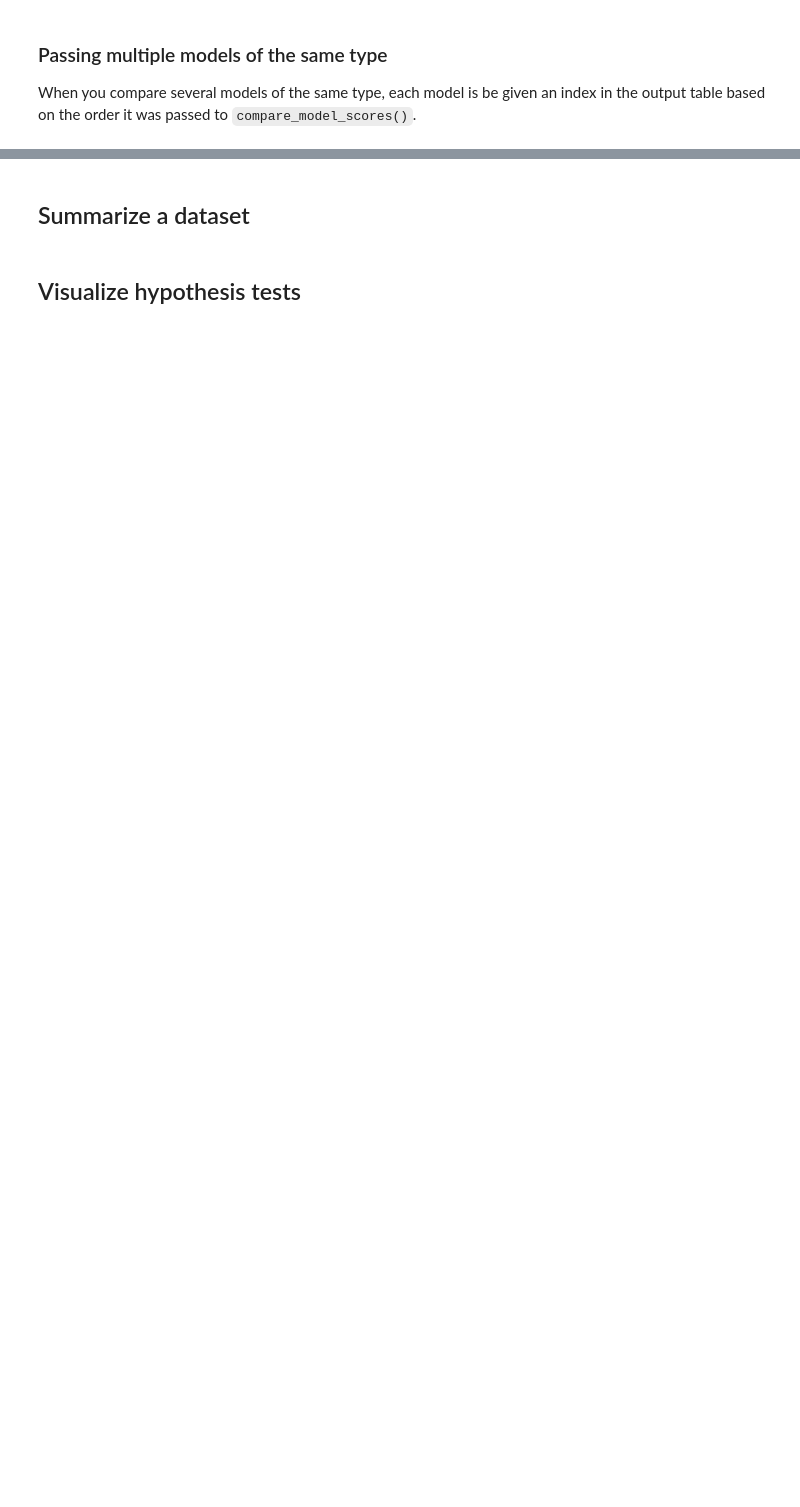
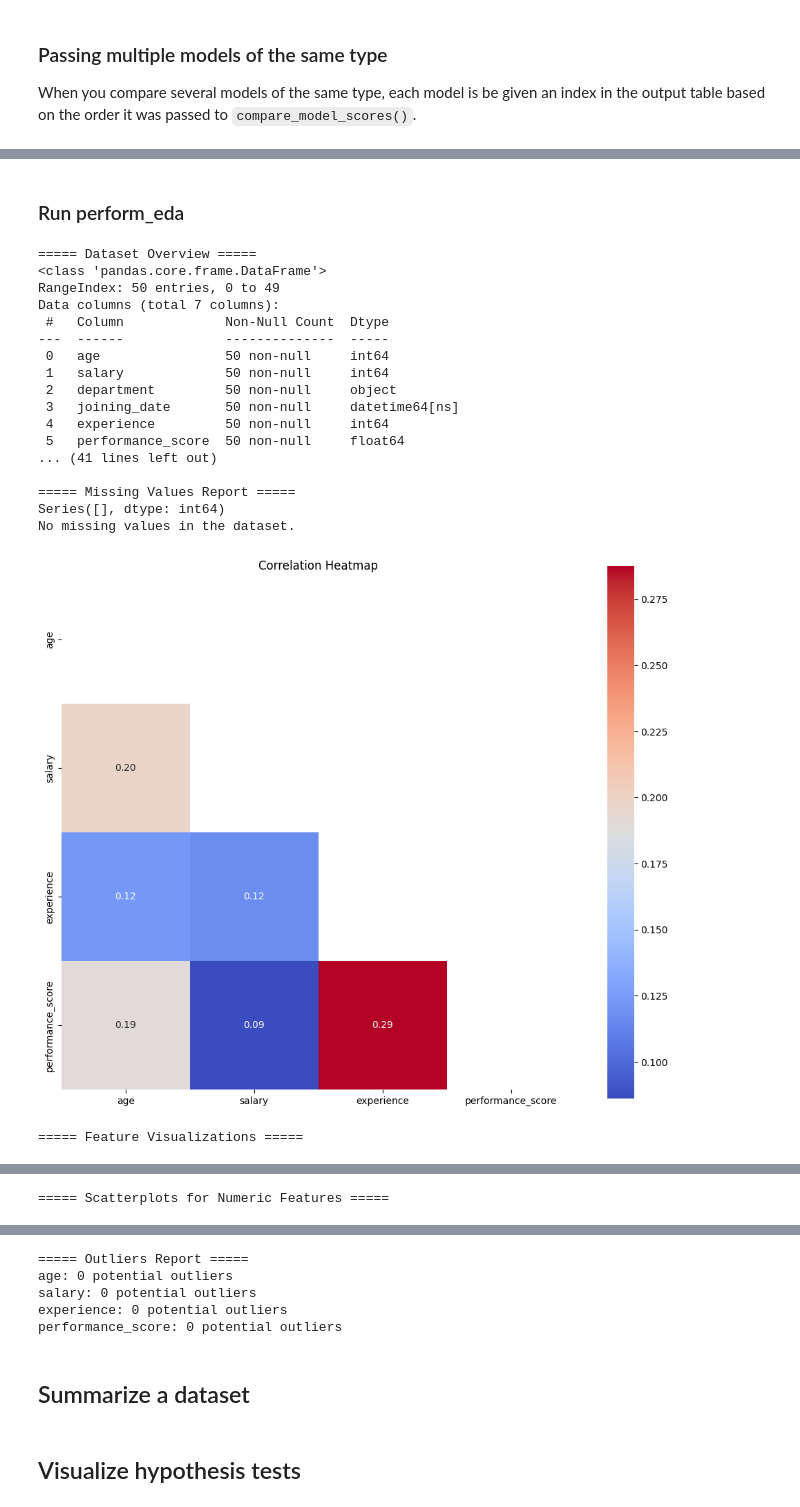
Before and after one commit to UBC-MDS/mds-2025-helper-functions, a Jupyter notebook: docs/example.ipynb, the cells around one changed output, grey strips where cells are left out. Saved outputs shown, nothing was run; the diff lists cells and outputs as text; code cells hidden in the pictures; blank space fills up the shorter version.

Commit message:
add vignette documentation for perform_eda

```diff
--- a/docs/example.ipynb
+++ b/docs/example.ipynb
@@ -73,0 +130,43 @@ compare_model_scores(tree_classifier, second_tree_classifier, X=X, y=y)
+# %%
+import pandas as pd
+import numpy as np
+
+np.random.seed(42)
+
+data = {
+    'age': np.random.randint(20, 60, size=50),  # Random ages between 20 and 60
+    'salary': np.random.randint(30000, 120000, size=50),  # Salaries between 30k and 120k
+    'department': np.random.choice(['HR', 'Finance', 'IT', 'Marketing', 'Operations'], size=50),  # Random departments
+    'joining_date': pd.to_datetime(np.random.choice(pd.date_range('2010-01-01', '2022-01-01'), size=50)),  # Random dates
+    'experience': np.random.randint(1, 30, size=50),  # Years of experience between 1 and 30
+    'performance_score': np.random.uniform(1, 5, size=50),  # Performance score between 1 and 5
+    'bonus': np.random.choice([True, False], size=50, p=[0.3, 0.7])  # Random True/False for bonuses
+}
+
+df = pd.DataFrame(data)
+# %% [markdown]
+### Run perform_eda
+# %%
+from mds_2025_helper_functions.eda import perform_eda
+
+perform_eda(df, rows=3, cols=3)
+# %% [output]
+===== Dataset Overview =====
+<class 'pandas.core.frame.DataFrame'>
+RangeIndex: 50 entries, 0 to 49
+Data columns (total 7 columns):
+ #   Column             Non-Null Count  Dtype
+---  ------             --------------  -----
+ 0   age                50 non-null     int64
+ 1   salary             50 non-null     int64
+ 2   department         50 non-null     object
+ 3   joining_date       50 non-null     datetime64[ns]
+ 4   experience         50 non-null     int64
+ 5   performance_score  50 non-null     float64
+... (41 lines left out)
+
+===== Missing Values Report =====
+Series([], dtype: int64)
+No missing values in the dataset.
+[figure, added]
+===== Feature Visualizations =====
@@ -73,0 +174 @@ compare_model_scores(tree_classifier, second_tree_classifier, X=X, y=y)
+===== Scatterplots for Numeric Features =====
@@ -74,3 +176,8 @@ compare_model_scores(tree_classifier, second_tree_classifier, X=X, y=y)
+===== Outliers Report =====
+age: 0 potential outliers
+salary: 0 potential outliers
+experience: 0 potential outliers
+performance_score: 0 potential outliers
 # %% [markdown]
 ## Summarize a dataset
 # %%
```
Also changed, not shown: parts of 7 cells of this notebook, 1 other file.
